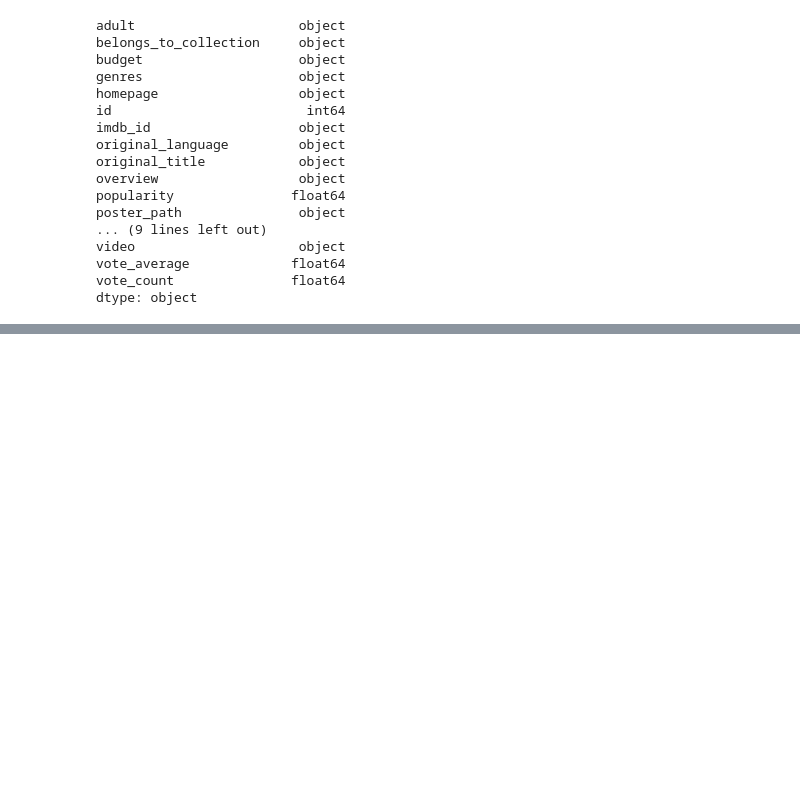
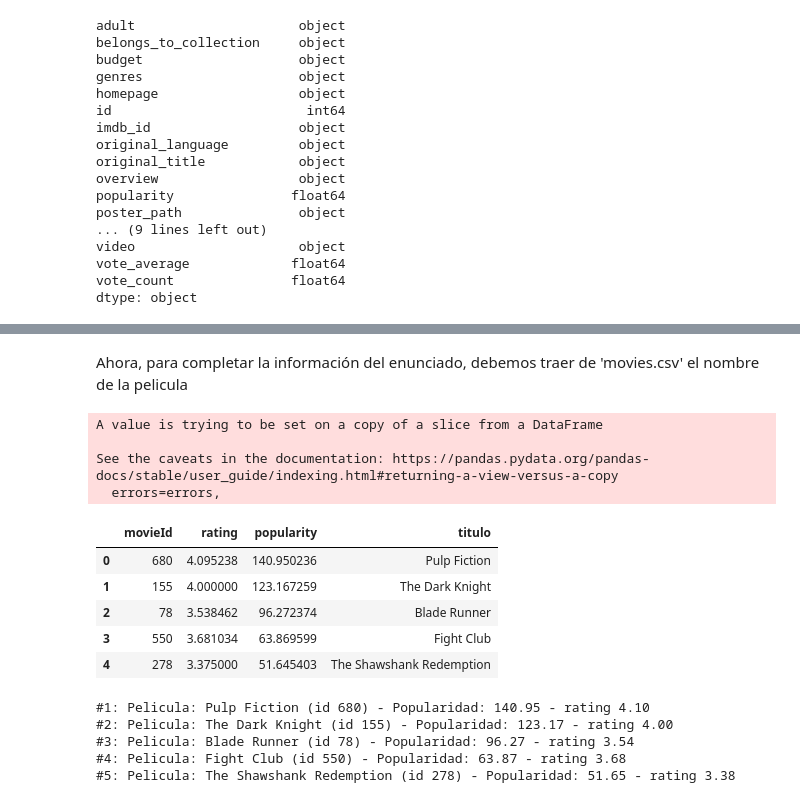
Before and after one commit to lucas794/7507-Algo3, a Jupyter notebook: TP1_Ejercicio_13.ipynb, the cells around one changed output, grey strips where cells are left out. Drawn from its saved outputs; the diff is of its cells as text; code cells hidden in the pictures; blank space fills up the shorter version.

```diff
--- a/TP1_Ejercicio_13.ipynb
+++ b/TP1_Ejercicio_13.ipynb
@@ -102,0 +186,2 @@ Finalmente, tenemos el dataframe convertido como se pedía. Ahora, de éste data
+# %%
+df_peliculas_populares['popularity'] = df_peliculas_populares['popularity'].fillna(0)
@@ -102,0 +190,2 @@ Finalmente, tenemos el dataframe convertido como se pedía. Ahora, de éste data
+# %%
+df_peliculas_populares = df_peliculas_populares.sort_values(by='popularity', ascending=False).head(5) #Obtenemos las primeras 5 filas
@@ -102,0 +201,35 @@ Finalmente, tenemos el dataframe convertido como se pedía. Ahora, de éste data
+# %% [markdown]
+Ahora, para completar la información del enunciado, debemos traer de 'movies.csv' el nombre de la pelicula
+# %%
+df_peliculas = df_peliculas[ ['id', 'original_title'] ]
+df_peliculas.rename( columns={'id':'movieId','original_title':'titulo'},inplace=True ) #Cambiamos el nombre del dataframe para coincidir en la Key
+# %% [output]
+A value is trying to be set on a copy of a slice from a DataFrame
+
+See the caveats in the documentation: https://pandas.pydata.org/pandas-docs/stable/user_guide/indexing.html#returning-a-view-versus-a-copy
+  errors=errors,
+# %%
+df_peliculas_populares = df_peliculas_populares.merge(df_peliculas, how='left', on='movieId')
+# %%
+df_peliculas_populares
+# %% [output]
+|  | movieId | rating | popularity | titulo |
+| 0 | 680 | 4.095238 | 140.950236 | Pulp Fiction |
+| 1 | 155 | 4.000000 | 123.167259 | The Dark Knight |
+| 2 | 78 | 3.538462 | 96.272374 | Blade Runner |
+| 3 | 550 | 3.681034 | 63.869599 | Fight Club |
+| 4 | 278 | 3.375000 | 51.645403 | The Shawshank Redemption |
+# %%
+#Iteramos para mostrar el resultado final
+for i, fila in df_peliculas_populares.iterrows():
+      id = fila['movieId']
+      pelicula = fila['titulo']
+      popularidad = fila['popularity']
+      rating = fila['rating']
+      print("#%d: Pelicula: %s (id %d) - Popularidad: %.2f - rating %.2f" % (i + 1, pelicula, id, popularidad, rating))
+# %% [output]
+#1: Pelicula: Pulp Fiction (id 680) - Popularidad: 140.95 - rating 4.10
+#2: Pelicula: The Dark Knight (id 155) - Popularidad: 123.17 - rating 4.00
+#3: Pelicula: Blade Runner (id 78) - Popularidad: 96.27 - rating 3.54
+#4: Pelicula: Fight Club (id 550) - Popularidad: 63.87 - rating 3.68
+#5: Pelicula: The Shawshank Redemption (id 278) - Popularidad: 51.65 - rating 3.38
```
Also changed, not shown: parts of 23 cells of this notebook.
